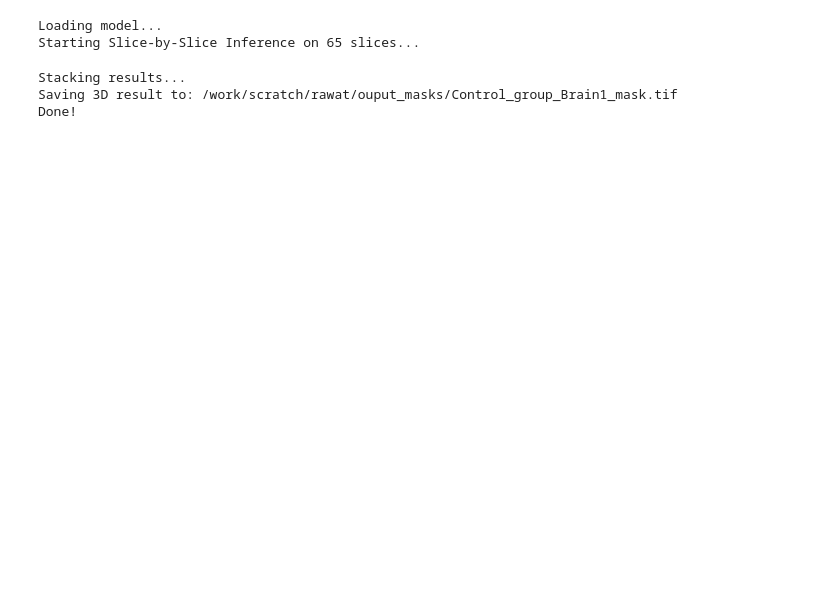
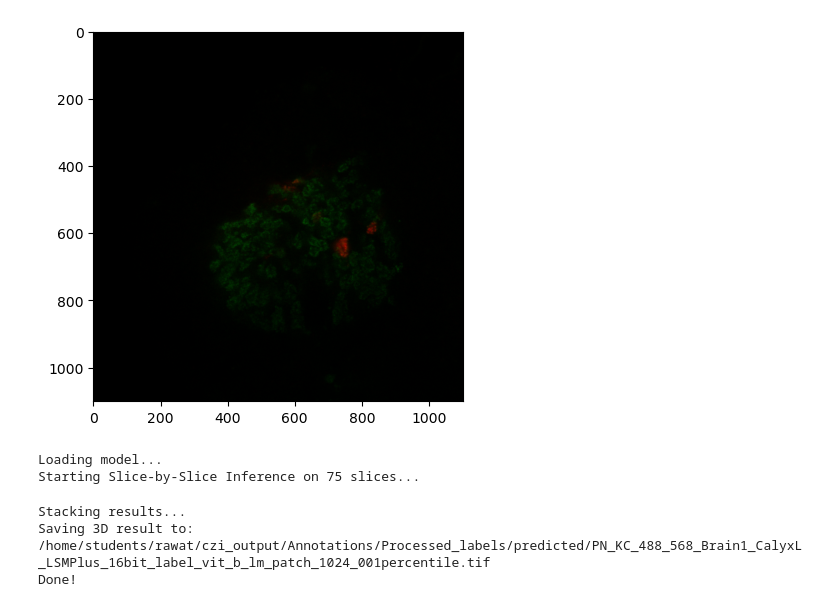
Before and after one commit to aditya0701/Image_segmentation_thesis, a Jupyter notebook: Training_code/inference.ipynb, the cells around one changed output. Drawn from its saved outputs; the diff is of its cells as text; code cells hidden in the pictures; blank space fills up the shorter version.

```diff
--- a/Training_code/inference.ipynb
+++ b/Training_code/inference.ipynb
@@ -16,9 +16,9 @@ E0000 00:00:1766316933.104033 1196693 cuda_blas.cc:1418] Unable to register cuBL
 # 1. CONFIGURATION
 # ============================
 MODEL_TYPE = "vit_b_lm"
-CHECKPOINT_PATH = r"/work/scratch/rawat/microsam_training_output/checkpoints/best_bouton_model/best.pt"
-INPUT_IMAGE_PATH = r"/home/students/rawat/czi_output/Brain2_PN_KC_Group3_25minfix_OvernightSecAB_488_561_Calyx1_Confocal.tif"
-OUTPUT_MASK_PATH = r"/work/scratch/rawat/ouput_masks/Control_group_Brain1_mask.tif"
+CHECKPOINT_PATH = r"/work/scratch/rawat/microsam_training_output/checkpoints/vit_b_lm_patch1024_001percentile/best.pt"
+INPUT_IMAGE_PATH = r"/home/students/rawat/czi_output/processed_images/PN_KC_488_568_Brain1_CalyxL_LSMPlus_16bit.ome.tif"
+OUTPUT_MASK_PATH = r"/home/students/rawat/czi_output/Annotations/Processed_labels/predicted/PN_KC_488_568_Brain1_CalyxL_LSMPlus_16bit_label_vit_b_lm_patch_1024_001percentile.tif"
 DEVICE = "cuda" if torch.cuda.is_available() else "cpu"
 
 print(f"Using device: {DEVICE}")
@@ -78,3 +71,10 @@ Processed shape (Z, Y, X): (65, 1101, 1101)
+# %%
+## plot the raw_data_rgb
+import matplotlib.pyplot as plt
+plt.imshow(raw_data_rgb[41])  # Display full RGB with both red and green channels
+plt.show()
+# %% [output]
+[figure, added]
 # %%
 # ============================
 # 3. INITIALIZE MODEL
@@ -92,34 +92,20 @@ predictor, segmenter = get_predictor_and_segmenter(
 # ============================
 prediction_stack = []
 
-print(f"Starting Slice-by-Slice Inference on {image_data.shape[0]} slices...")
+print(f"Starting Slice-by-Slice Inference on {raw_data_rgb.shape[0]} slices...")
 
 # Tqdm gives you a progress bar
-for z in tqdm(range(image_data.shape[0]), desc="Processing Slices"):
+for z in tqdm(range(raw_data_rgb.shape[0]), desc="Processing Slices"):
 
     # A. Get single slice
-    img_slice = image_data[z] # (Y, X)
-
-    # B. Skip empty slices (Optional speedup)
-    if img_slice.max() == 0:
-        prediction_stack.append(np.zeros_like(img_slice))
-        continue
-
-    # C. Normalize (Crucial!)
-    p2, p99 = np.percentile(img_slice, (2, 99))
-    img_slice = exposure.rescale_intensity(
-        img_slice, in_range=(p2, p99), out_range=(0, 255)
-    ).astype(np.uint8)
-
-    # D. Make 3-Channel (RGB)
-    img_rgb = np.stack((img_slice,)*3, axis=-1)
+    img_slice = raw_data_rgb[z] # (Y, X,Z)
 
     # E. Predict (ndim=2 because it's just one image)
     # We pass the pre-loaded 'predictor' so it's fast
     pred_2d = automatic_instance_segmentation(
         predictor=predictor,
         segmenter=segmenter,
-        input_path=img_rgb,
+        input_path=img_slice,
         ndim=2, # <--- 2D MODE
         # tile_shape=(512, 512), # Optional: tiling within the 2D slice
         halo=(64, 64)
@@ -138,7 +124,7 @@ tifffile.imwrite(OUTPUT_MASK_PATH, final_stack)
 print("Done!")
 # %% [output]
 Loading model...
-Starting Slice-by-Slice Inference on 65 slices...
+Starting Slice-by-Slice Inference on 75 slices...
 Stacking results...
-Saving 3D result to: /work/scratch/rawat/ouput_masks/Control_group_Brain1_mask.tif
+Saving 3D result to: /home/students/rawat/czi_output/Annotations/Processed_labels/predicted/PN_KC_488_568_Brain1_CalyxL_LSMPlus_16bit_label_vit_b_lm_patch_1024_001percentile.tif
 Done!
```
Also changed, not shown: parts of 3 cells of this notebook, 8 other files.
